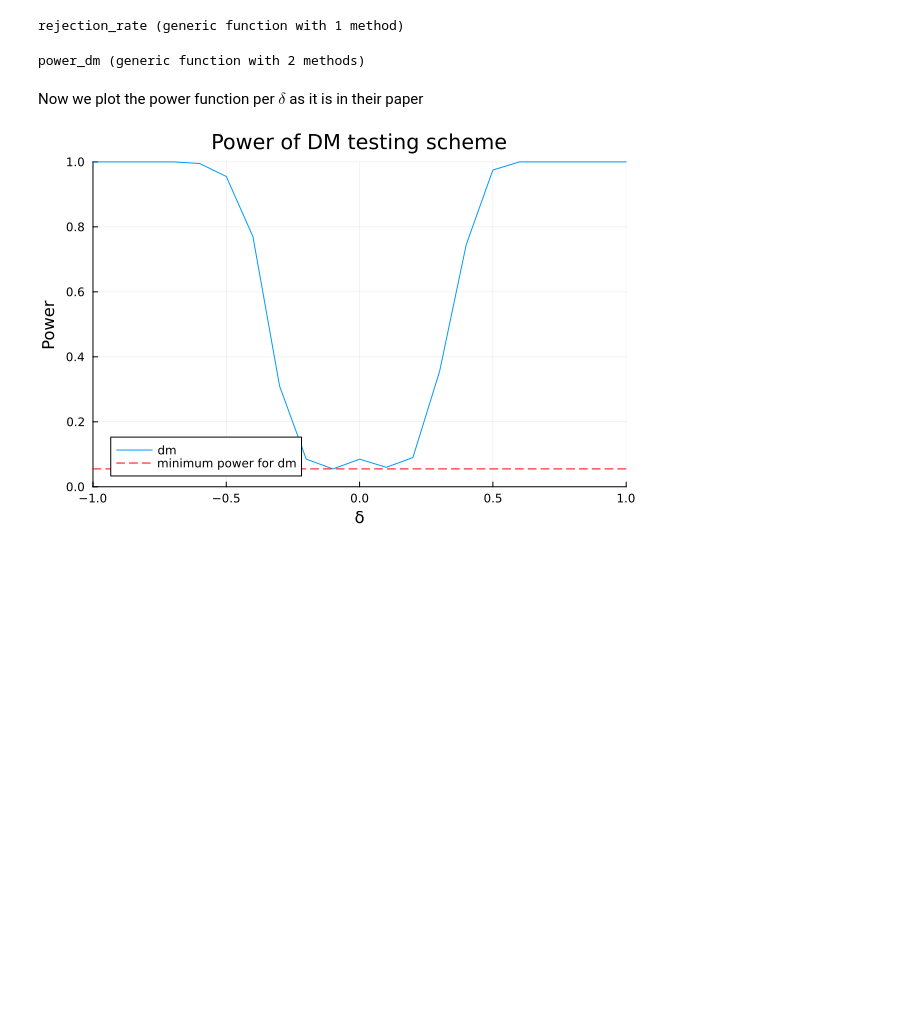
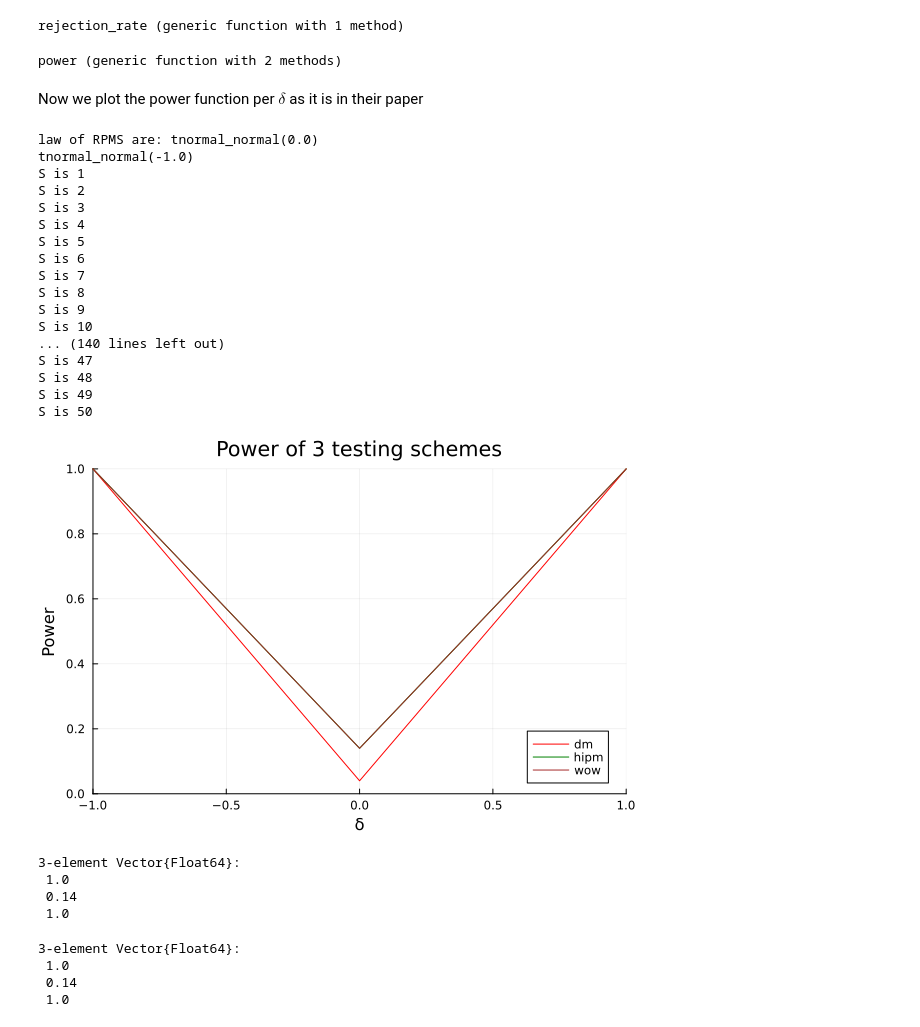
Before and after one commit to giorgikanchaveli/Two-samples-test, a Jupyter notebook: dubey_muller.ipynb, the cells around one changed output. Cells and saved outputs as stored; diff of their text form; code cells hidden in the pictures; blank space fills up the shorter version.

Commit message:
added hipm and wow to compare it to dm

```diff
--- a/dubey_muller.ipynb
+++ b/dubey_muller.ipynb
@@ -11,5 +14,5 @@ n = 2
 m = 500
 t_1, t_2 = tnormal_normal(0.0), tnormal_normal(0.5)
 pms_1, pms_2 = generate_prob_measures(t_1, n), generate_prob_measures(t_2, n)
-emp_1, emp_2 = generate_emp(pms_1, n,m), generate_emp(pms_2, n,m)
+hier_sample_1, hier_sample_2 = generate_emp(pms_1, n,m), generate_emp(pms_2, n,m)
 # %% [output]
@@ -130,41 +188,75 @@ end
 # %% [output]
 rejection_rate (generic function with 1 method)
 # %%
-function power_dm(δ::Float64, n_top::Int, n_boostrap::Int, S::Int, θ::Float64)
-    # given δ, defines two laws of RPM as defined in the paper of Dubey & Muller and returns the rejection rate
+function power(δ::Float64, n_top::Int, n_bottom::Int, n_boostrap::Int, S::Int, θ::Float64)
+    # given δ, defines two laws of RPM as defined in the paper of Dubey & Muller and returns the rejection rate for that δ for each
+    # of the testing schemes: DM, HIPM, WoW
     q_1, q_2 = tnormal_normal(0.0), tnormal_normal(δ)
     rej_rate_dm, rej_rate_hipm, rej_rate_wow = rejection_rate(q_1, q_2, S, n_top, n_bottom, n_boostrap, θ)
-    return rej_rate_dm
+    return rej_rate_dm, rej_rate_hipm, rej_rate_wow
 end
 
-function power_dm(δs::Vector{Float64}, n_top::Int, n_boostrap::Int, S::Int, θ::Float64)
-    # given δs, defines two laws of RPM as defined in the paper of Dubey & Muller and returns the rejection rate per each δ
-    rej_rates_dm = zeros(length(δs))
+function power(δs::Vector{Float64}, n_top::Int, n_bottom::Int, n_boostrap::Int, S::Int, θ::Float64)
+    # given δs, defines two laws of RPM as defined in the paper of Dubey & Muller and returns the rejection rate per each δ for each
+    # testing scheme: DM, HIPM, WoW
+    rej_rates = zeros(length(δs), 3) # per each delta and testig scheme
 
     for i in 1:length(δs)
-        q_1, q_2 = tnormal_normal(0.0), tnormal_normal(δs[i])
-        rej_rate_dm, rej_rate_hipm, rej_rate_wow = rejection_rate(q_1, q_2, S, n_top, n_bottom, n_boostrap, θ)
-
-        rej_rates_dm[i] = rej_rate_dm
+        rej_rates[i,:] .= power(δs[i], n_top, n_bottom, n_boostrap, S, θ) # returns rejection rate for δ[i] for each testing scheme
     end
-    return rej_rates_dm
+    return rej_rates
 end
 # %% [output]
-power_dm (generic function with 2 methods)
+power (generic function with 2 methods)
 # %% [markdown]
 Now we plot the power function per $\delta$ as it is in their paper
 # %%
-S = 200
-n_top, n_bottom = 100, 30
+S = 50
+n_top, n_bottom = 100, 200
 
-n_boostrap = 100
+n_boostrap = 50
 
 θ = 0.05
-δs = collect(-1.0:0.1:1.0)
-power_function_dm = power_dm(δs, n_top, n_boostrap, S, θ)
-plot_power_dm = plot(title = "Power of DM testing scheme", xlabel = "δ", ylabel = "Power", xlims=(-1.0, 1.0), ylims = (0.0, 1.0))
-plot!(plot_power_dm, δs, power_function_dm, label = "dm")
-minimum_power_dm = minimum(power_function_dm)
-hline!([minimum_power_dm], color=:red, linestyle=:dash, label="minimum power for dm")
+δs = collect(-1.0:1.0:1.0)
+power_function = power(δs, n_top, n_bottom, n_boostrap, S, θ) # powers per δ for each tessting scheme
+plot_power = plot(title = "Power of 3 testing schemes", xlabel = "δ", ylabel = "Power", xlims=(-1.0, 1.0), ylims = (0.0, 1.0))
+plot!(plot_power, δs, power_function[:,1], label = "dm", color = "red")
+plot!(plot_power, δs, power_function[:,2], label = "hipm", color = "green")
+plot!(plot_power, δs, power_function[:,3], label = "wow", color = "brown")
+
+
+#minimum_power_dm = minimum(power_function_dm[])
+#hline!([minimum_power_dm], color=:red, linestyle=:dash, label="minimum power for dm")
 # %% [output]
+law of RPMS are: tnormal_normal(0.0)
+tnormal_normal(-1.0)
+S is 1
+S is 2
+S is 3
+S is 4
+S is 5
+S is 6
+S is 7
+S is 8
+S is 9
+S is 10
+... (140 lines left out)
+S is 47
+S is 48
+S is 49
+S is 50
-[figure, old version]
+[figure, new version]
+# %%
+power_function[:,2]
+# %% [output]
+3-element Vector{Float64}:
+ 1.0
+ 0.14
+ 1.0
+# %%
+power_function[:,3]
+# %% [output]
+3-element Vector{Float64}:
+ 1.0
+ 0.14
+ 1.0
```
Also changed, not shown: parts of 5 cells of this notebook, 3 other files.
